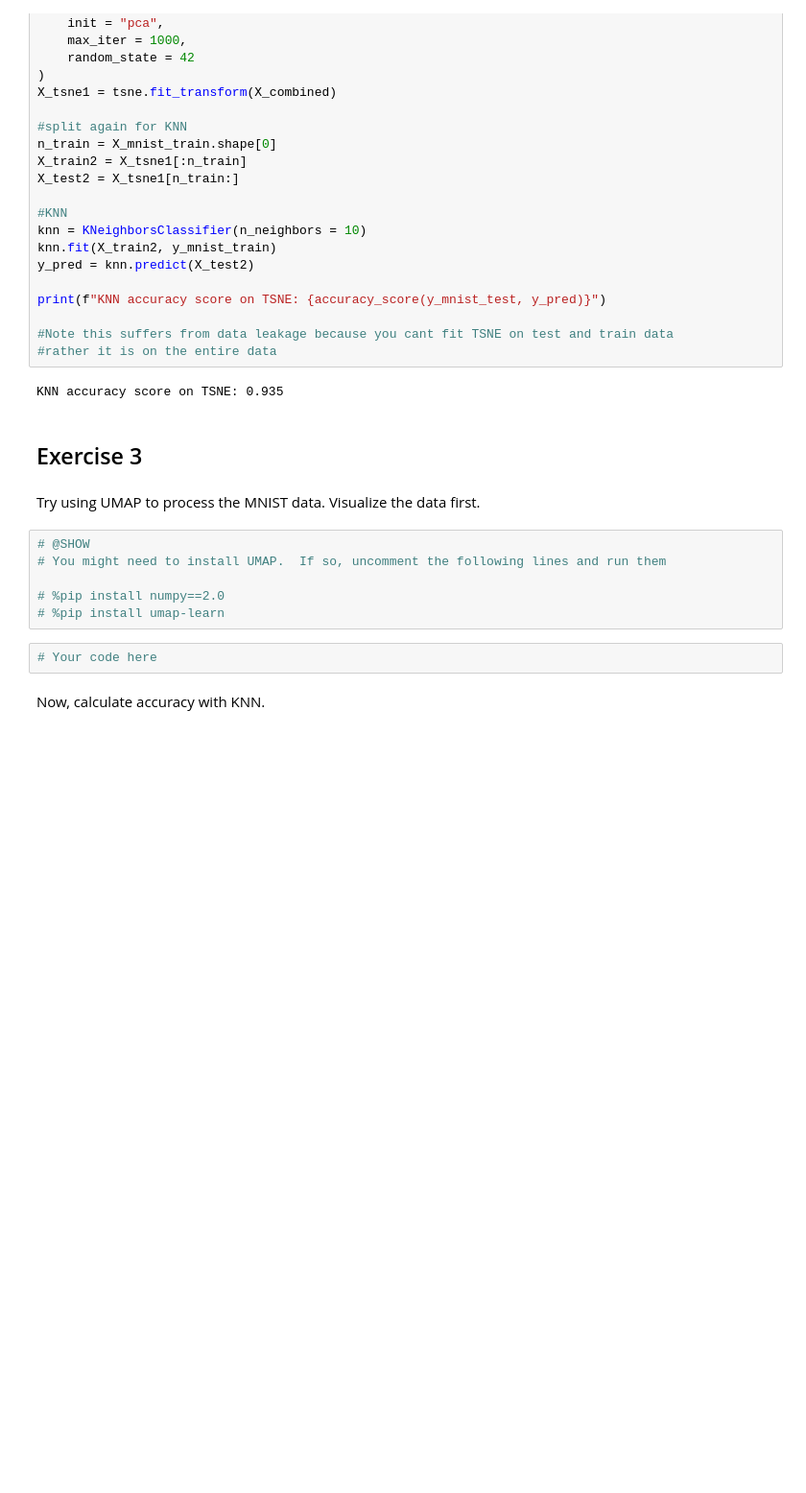
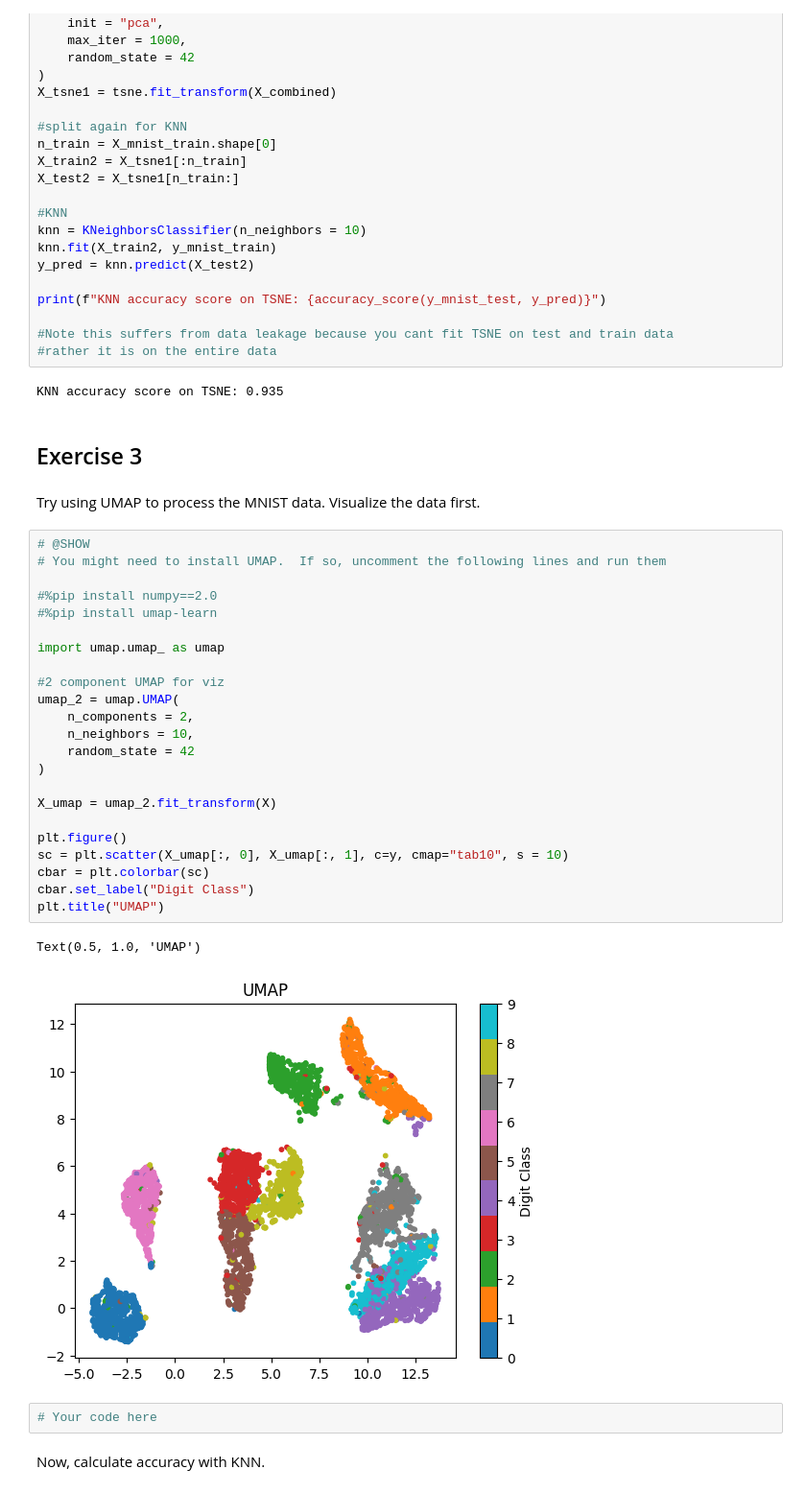
Before and after one commit to SU-IST707-FS25/week-4-materials-zseidel18, a Jupyter notebook: assignment.ipynb, the cells around one changed output. Shown at 96% size. Cells and saved outputs as stored; diff of their text form; blank space fills up the shorter version.

```diff
--- a/assignment.ipynb
+++ b/assignment.ipynb
@@ -222,9 +220,29 @@ Try using UMAP to process the MNIST data.  Visualize the data first.
 # %%
 # @SHOW
 # You might need to install UMAP.  If so, uncomment the following lines and run them
 
-# %pip install numpy==2.0
-# %pip install umap-learn
+#%pip install numpy==2.0
+#%pip install umap-learn
+
+import umap.umap_ as umap
+
+#2 component UMAP for viz
+umap_2 = umap.UMAP(
+    n_components = 2,
+    n_neighbors = 10,
+    random_state = 42
+)
+
+X_umap = umap_2.fit_transform(X)
+
+plt.figure()
+sc = plt.scatter(X_umap[:, 0], X_umap[:, 1], c=y, cmap="tab10", s = 10)
+cbar = plt.colorbar(sc)
+cbar.set_label("Digit Class")
+plt.title("UMAP")
+# %% [output]
+Text(0.5, 1.0, 'UMAP')
+[figure, added]
 # %%
 # Your code here
 # %% [markdown]
```
Also changed, not shown: parts of 2 cells of this notebook.
